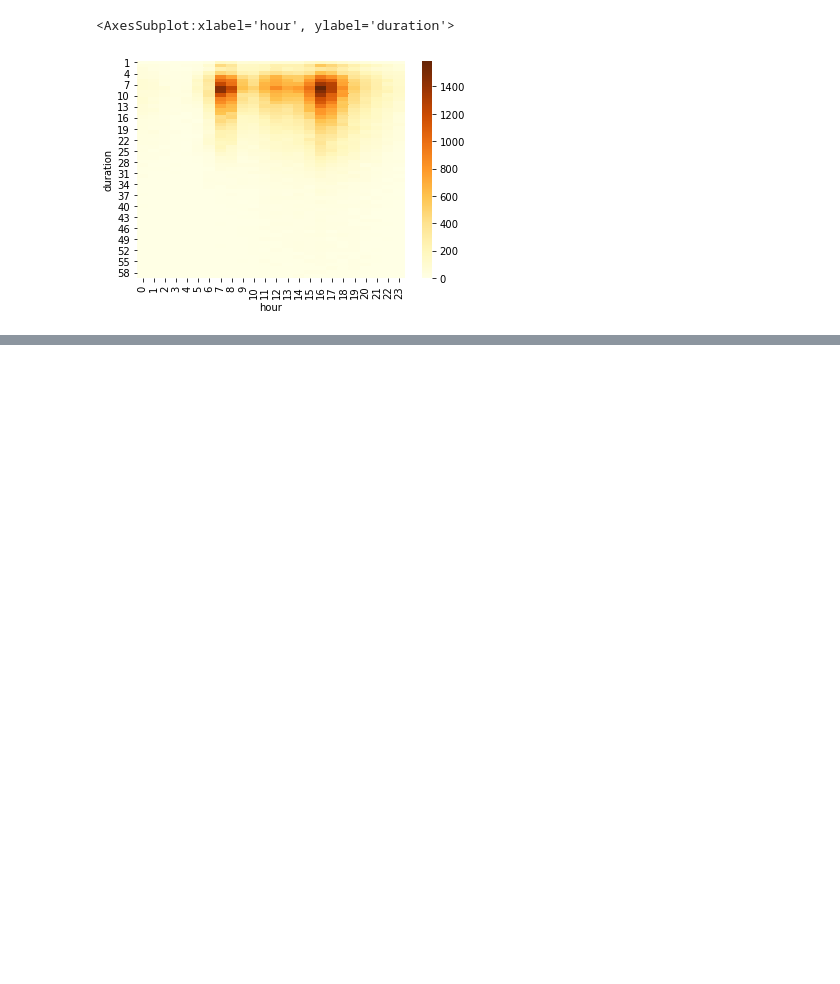
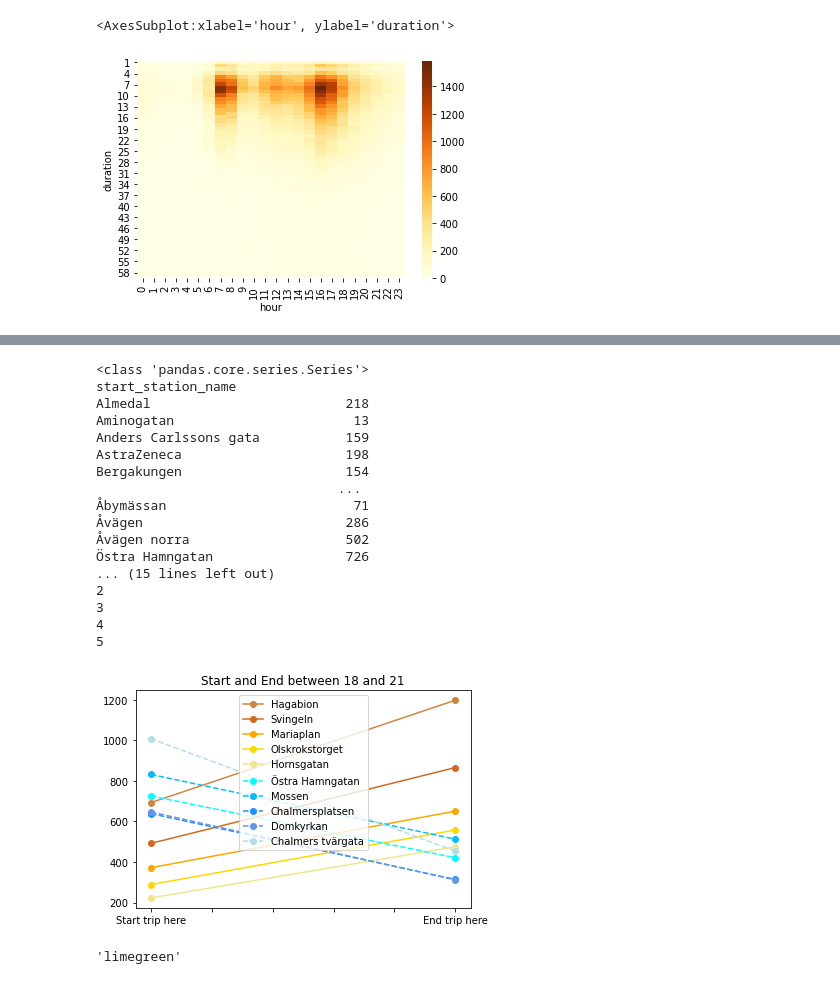
Before and after one commit to flowton/bike-rental, a Jupyter notebook: bike-rental-gbg.ipynb, the cells around one changed output, grey strips where cells are left out. Saved outputs shown, nothing was run; the diff lists cells and outputs as text; code cells hidden in the pictures; blank space fills up the shorter version.

```diff
--- a/bike-rental-gbg.ipynb
+++ b/bike-rental-gbg.ipynb
@@ -395,0 +449,61 @@ print(type(start_station_count))
+# %%
+def filter_data(h_start = 0, h_end = 23, sort_order = 'diff_percentage', min_trips = 0, num_results = 3,input_df = df_plot):
+    data = input_df[(input_df['hour'] >= h_start) & (input_df['hour'] <= h_end)]
+    start_station = data.groupby('start_station_name')['start_station_name'].count()
+    print(type(start_station))
+    print(start_station)
+    print(type(start_station))
+    start_station = start_station.where(start_station > min_trips).dropna()
+    end_station = data.groupby('end_station_name')['end_station_name'].count()
+    end_station = end_station.where(end_station > min_trips).dropna()
+    start_end = pd.concat([start_station, end_station], axis = 1)
+    start_end = start_end.rename(columns = {'start_station_name': 'total_starts', 'end_station_name' : 'total_ends'})
+    start_end['total_diff'] = start_end['total_starts'] - start_end['total_ends']
+    start_end['diff_percentage'] = start_end['total_diff']/(start_end['total_starts'] + start_end['total_ends'])
+
+    # TODO Should NA be dropped? Or replace it with zero? Need domain expertise resarch
+    popular_start =  start_end.sort_values(by=sort_order).dropna().head(num_results)
+    popular_end = start_end.sort_values(by=sort_order).dropna().tail(num_results)
+    print(popular_end)
+    popular_stations = list(popular_start.index) + list(popular_end.index)
+
+    # Quick and Dirty solution for color increase, but this could be done much better!
+    color_increase = ['aqua', 'deepskyblue', 'dodgerblue', 'cornflowerblue', 'powderblue']
+    color_decrease = ['peru', 'chocolate', 'orange', 'gold', 'khaki']
+
+    color_increase_index = 0
+    color_decrease_index = 0
+    for station in popular_stations:
+        if start_end.loc[station][0] > start_end.loc[station][1]:
+            plt.plot([(start_end.loc[station][0]), (start_end.loc[station][1])], marker = 'o', label = station, linestyle = '--', color = color_increase[color_increase_index])
+            color_increase_index += 1
+            print(color_increase_index)
+        else:
+            plt.plot([(start_end.loc[station][0]), (start_end.loc[station][1])], marker = 'o', label = station, color = color_decrease[color_decrease_index])
+            color_decrease_index += 1
+            print(color_decrease_index)
+        plt.xticks([0, 0.2, 0.4, 0.6, 0.8, 1.0], ['Start trip here', '', '', '', '', 'End trip here'])
+        plt.legend()
+        plt.title(f'Start and End between {h_start} and {h_end}')
+
+
+filter_data(h_start = 18, h_end = 21, min_trips = 10, num_results= 5, sort_order= 'total_diff')
+# %% [output]
+<class 'pandas.core.series.Series'>
+start_station_name
+Almedal                         218
+Aminogatan                       13
+Anders Carlssons gata           159
+AstraZeneca                     198
+Bergakungen                     154
+                               ...
+Åbymässan                        71
+Åvägen                          286
+Åvägen norra                    502
+Östra Hamngatan                 726
+... (15 lines left out)
+2
+3
+4
+5
+[figure, added]
@@ -395,0 +512,4 @@ print(type(start_station_count))
+# %%
+color_test[-1]
+# %% [output]
+'limegreen'
```
Also changed, not shown: parts of 21 cells of this notebook.
